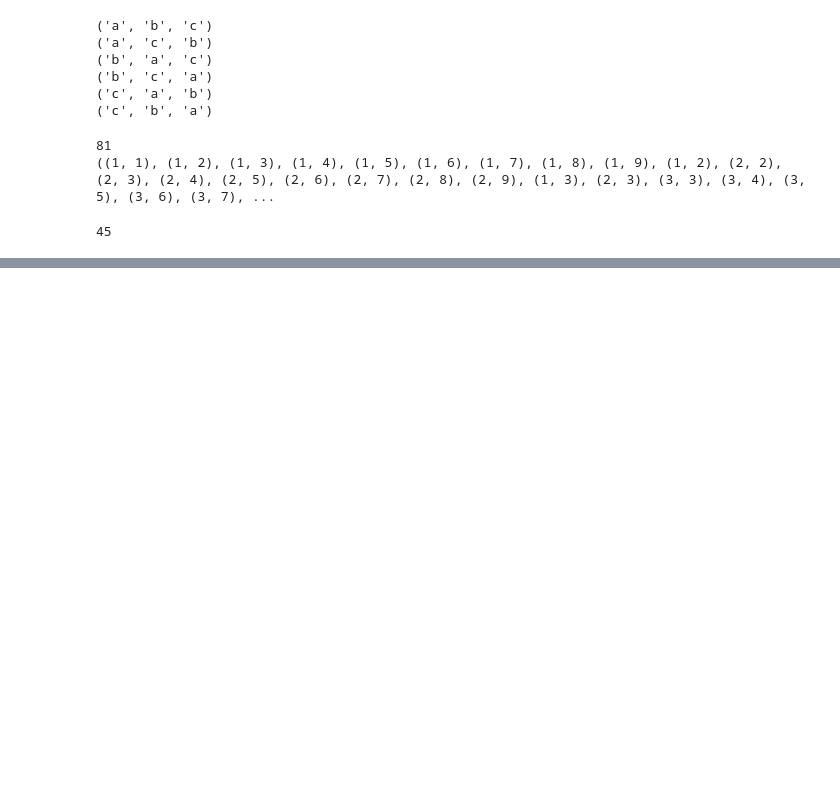
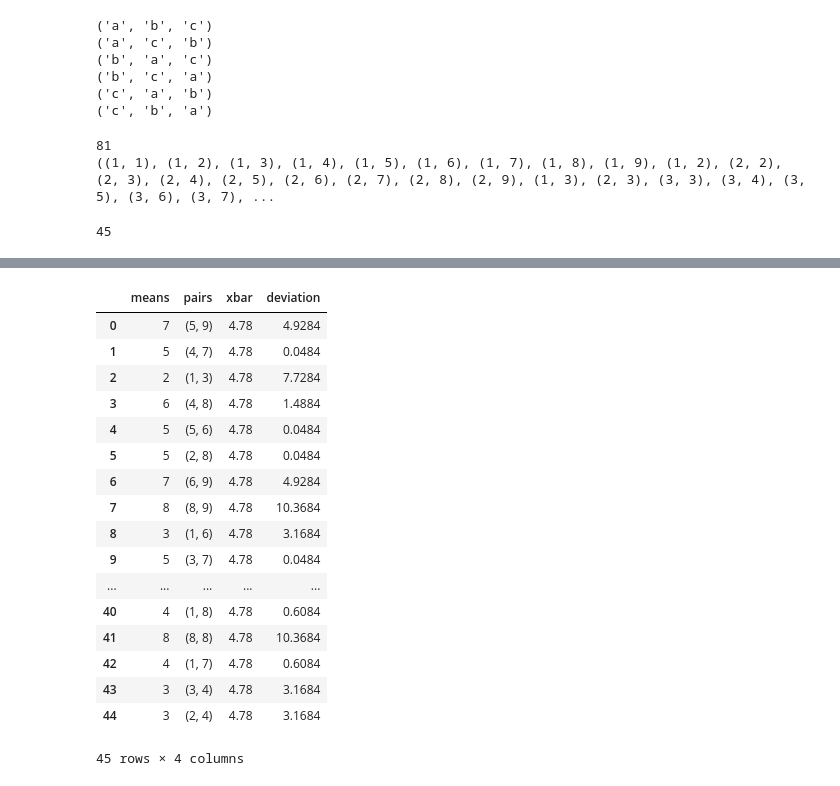
Before and after one commit to jenshurley/stats_practice, a Jupyter notebook: sampling_distribution.ipynb, the cells around one changed output, grey strips where cells are left out. Saved outputs shown, nothing was run; the diff lists cells and outputs as text; code cells hidden in the pictures; blank space fills up the shorter version.

```diff
--- a/sampling_distribution.ipynb
+++ b/sampling_distribution.ipynb
@@ -171,0 +180,4 @@ plt.hist(means)
+# %%
+d = zip(means, u)
+# %%
+df = pd.DataFrame(d, columns=['means', 'pairs'])
@@ -171,0 +230,25 @@ plt.hist(means)
+# %%
+df['xbar']=4.78
+# %%
+df['deviation'] = (df['xbar']-df['means'])**2
+# %%
+df
+# %% [output]
+|  | means | pairs | xbar | deviation |
+| 0 | 7 | (5, 9) | 4.78 | 4.9284 |
+| 1 | 5 | (4, 7) | 4.78 | 0.0484 |
+| 2 | 2 | (1, 3) | 4.78 | 7.7284 |
+| 3 | 6 | (4, 8) | 4.78 | 1.4884 |
+| 4 | 5 | (5, 6) | 4.78 | 0.0484 |
+| 5 | 5 | (2, 8) | 4.78 | 0.0484 |
+| 6 | 7 | (6, 9) | 4.78 | 4.9284 |
+| 7 | 8 | (8, 9) | 4.78 | 10.3684 |
+| 8 | 3 | (1, 6) | 4.78 | 3.1684 |
+| 9 | 5 | (3, 7) | 4.78 | 0.0484 |
+| ... | ... | ... | ... | ... |
+| 40 | 4 | (1, 8) | 4.78 | 0.6084 |
+| 41 | 8 | (8, 8) | 4.78 | 10.3684 |
+| 42 | 4 | (1, 7) | 4.78 | 0.6084 |
+| 43 | 3 | (3, 4) | 4.78 | 3.1684 |
+| 44 | 3 | (2, 4) | 4.78 | 3.1684 |
+45 rows × 4 columns
```
Also changed, not shown: parts of 15 cells of this notebook.
